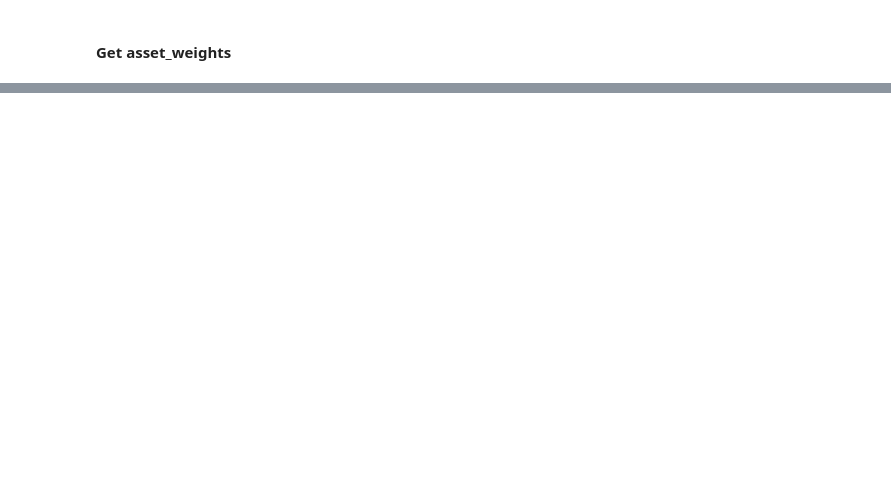
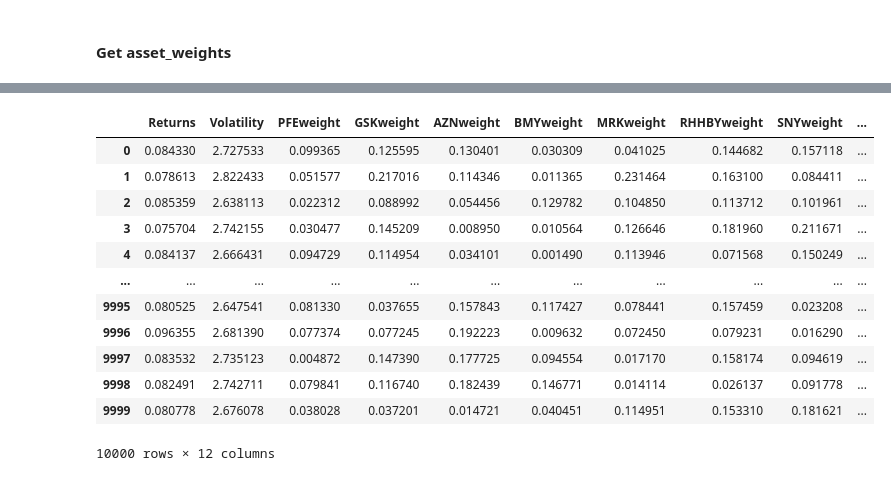
Before and after one commit to DS-Brownion/guidelight, a Jupyter notebook: black-litterman.ipynb, the cells around one changed output, grey strips where cells are left out. Saved outputs shown, nothing was run; the diff lists cells and outputs as text; code cells hidden in the pictures; blank space fills up the shorter version.

```diff
--- a/black-litterman.ipynb
+++ b/black-litterman.ipynb
@@ -310,0 +299,3 @@ asset_weights = asset_weights.loc[cols[:-1]]
+# %%
+variance_matrix = daily_simple_returns.cov() * 252
+variance_matrix
@@ -310,0 +314,53 @@ asset_weights = asset_weights.loc[cols[:-1]]
+# %%
+# Initialize an empty list for storing the portfolio returns
+port_returns = []
+# Initialize an empty list for storing the portfolio volatility
+port_volatility = []
+# Initialize an empty list for storing the portfolio weights
+port_weights = []
+
+num_assets = len(assets.columns)
+num_portfolios = 10000
+# Computing the individual asset return
+individual_rets = assets.resample('Y').last().pct_change().mean()
+# %%
+for port in range(num_portfolios):
+    # Randomly generate weigh combination
+    weights = np.random.random(num_assets)
+    # Normalize weight so that they sum to 1
+    weights =weights/np.sum(weights)
+    port_weights.append(weights)
+    # Returns are the dot product of individual expected returns of asset and its weights
+    returns =np.dot(weights, individual_rets)
+    port_returns.append(returns)
+
+    # Computing Portfolio Variance
+    var = variance_matrix.mul(weights,axis=0).mul(weights, axis=1).sum().sum()
+    # Daily standard deviation : volatility is square root of variance
+    sd = np.sqrt(var)
+    # Annualizing the standard deviation will give us the volatility
+    ann_sd = sd*np.sqrt(250)
+    port_volatility.append(ann_sd)
+# %%
+# Create a dictionary of returns and volatility
+data ={'Returns': port_returns,'Volatility': port_volatility}
+for counter,symbol in enumerate(assets.columns.tolist()):
+    data[symbol+'weight']=[w[counter] for w in port_weights]
+# %%
+# Convert the dictionary to dataframe
+portfolios = pd.DataFrame(data)
+portfolios
+# %% [output]
+|  | Returns | Volatility | PFEweight | GSKweight | AZNweight | BMYweight | MRKweight | RHHBYweight | SNYweight | ... |
+| 0 | 0.084330 | 2.727533 | 0.099365 | 0.125595 | 0.130401 | 0.030309 | 0.041025 | 0.144682 | 0.157118 | ... |
+| 1 | 0.078613 | 2.822433 | 0.051577 | 0.217016 | 0.114346 | 0.011365 | 0.231464 | 0.163100 | 0.084411 | ... |
+| 2 | 0.085359 | 2.638113 | 0.022312 | 0.088992 | 0.054456 | 0.129782 | 0.104850 | 0.113712 | 0.101961 | ... |
+| 3 | 0.075704 | 2.742155 | 0.030477 | 0.145209 | 0.008950 | 0.010564 | 0.126646 | 0.181960 | 0.211671 | ... |
+| 4 | 0.084137 | 2.666431 | 0.094729 | 0.114954 | 0.034101 | 0.001490 | 0.113946 | 0.071568 | 0.150249 | ... |
+| ... | ... | ... | ... | ... | ... | ... | ... | ... | ... | ... |
+| 9995 | 0.080525 | 2.647541 | 0.081330 | 0.037655 | 0.157843 | 0.117427 | 0.078441 | 0.157459 | 0.023208 | ... |
+| 9996 | 0.096355 | 2.681390 | 0.077374 | 0.077245 | 0.192223 | 0.009632 | 0.072450 | 0.079231 | 0.016290 | ... |
+| 9997 | 0.083532 | 2.735123 | 0.004872 | 0.147390 | 0.177725 | 0.094554 | 0.017170 | 0.158174 | 0.094619 | ... |
+| 9998 | 0.082491 | 2.742711 | 0.079841 | 0.116740 | 0.182439 | 0.146771 | 0.014114 | 0.026137 | 0.091778 | ... |
+| 9999 | 0.080778 | 2.676078 | 0.038028 | 0.037201 | 0.014721 | 0.040451 | 0.114951 | 0.153310 | 0.181621 | ... |
+10000 rows × 12 columns
```
Also changed, not shown: parts of 14 cells of this notebook.
